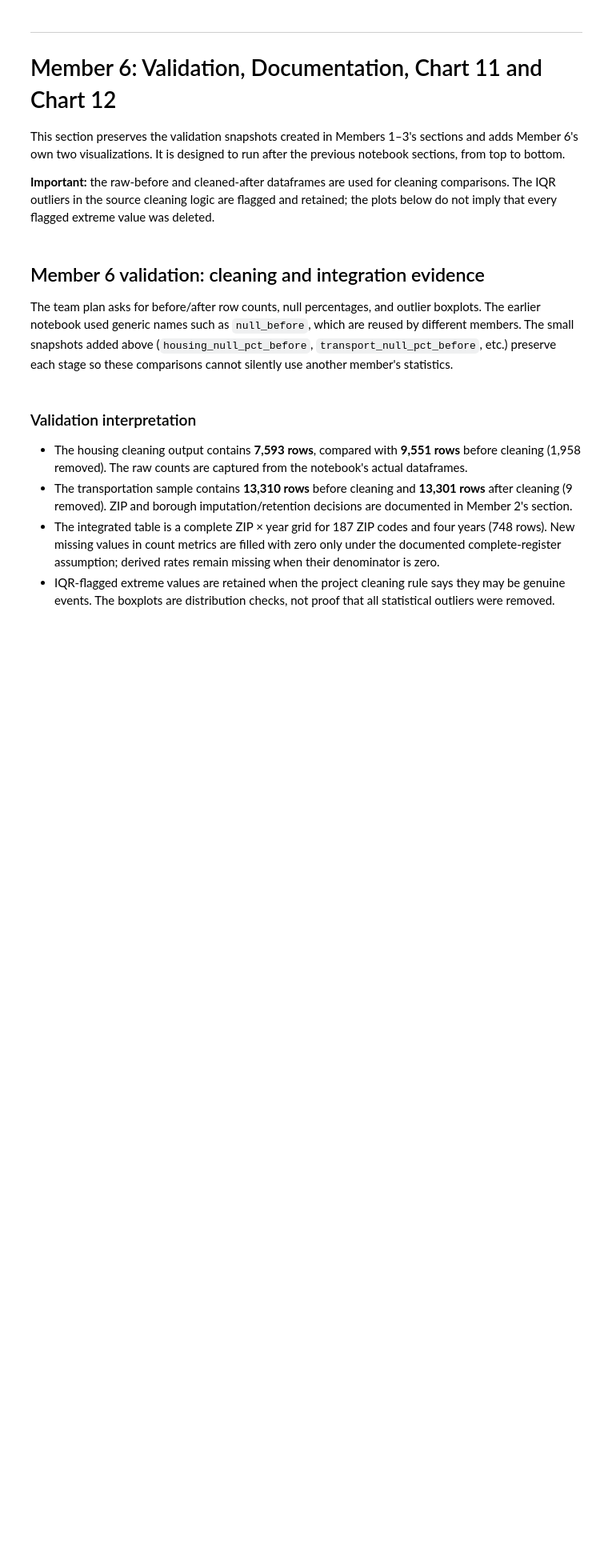
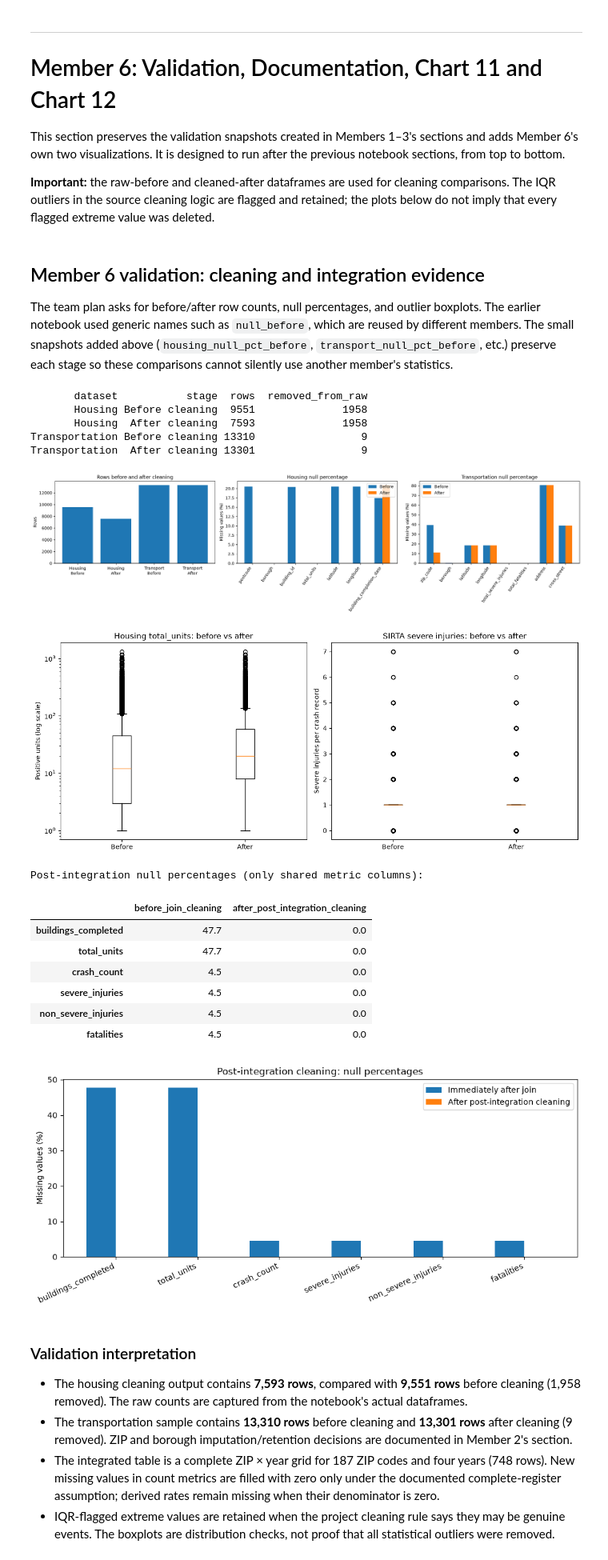
Before and after one commit to ahmadtarek16007891/nyc-housing-transport, a Jupyter notebook: notebooks/DataEng_Project1.ipynb, the cells around one changed output. Shown at 80% size. Saved outputs shown, nothing was run; the diff lists cells and outputs as text; code cells hidden in the pictures; blank space fills up the shorter version.

```diff
--- a/notebooks/DataEng_Project1.ipynb
+++ b/notebooks/DataEng_Project1.ipynb
@@ -1866,7 +1897,7 @@ transport_clean_severe = pd.to_numeric(t.get("total_severe_injuries"), errors="c
 axes[0].boxplot([
     housing_raw_units[housing_raw_units > 0].dropna(),
     housing_clean_units[housing_clean_units > 0].dropna(),
-], labels=["Before", "After"], showfliers=True)
+], tick_labels=["Before", "After"], showfliers=True)
 axes[0].set_yscale("log")
 axes[0].set_title("Housing total_units: before vs after")
 axes[0].set_ylabel("Positive units (log scale)")
@@ -1874,34 +1905,51 @@ axes[0].set_ylabel("Positive units (log scale)")
 axes[1].boxplot([
     transport_raw_severe[transport_raw_severe >= 0].dropna(),
     transport_clean_severe[transport_clean_severe >= 0].dropna(),
-], labels=["Before", "After"], showfliers=True)
+], tick_labels=["Before", "After"], showfliers=True)
 axes[1].set_title("SIRTA severe injuries: before vs after")
 axes[1].set_ylabel("Severe injuries per crash record")
 plt.tight_layout()
 plt.show()
 
 # (4) Post-integration null change for columns that existed on both sides of the join.
 shared_integration_columns = [
     column for column in ["buildings_completed", "total_units", "crash_count", "severe_injuries", "non_severe_injuries", "fatalities"]
     if column in integration_null_pct_before.index and column in integration_null_pct_after.index
 ]
 integration_null_comparison = pd.DataFrame({
     "before_join_cleaning": integration_null_pct_before[shared_integration_columns],
     "after_post_integration_cleaning": integration_null_pct_after[shared_integration_columns],
 })
 print("Post-integration null percentages (only shared metric columns):")
 display(integration_null_comparison.round(2))
 
 fig, axis = plt.subplots(figsize=(10, 4.5))
 x = np.arange(len(integration_null_comparison))
 axis.bar(x - 0.18, integration_null_comparison["before_join_cleaning"], width=0.36, label="Immediately after join")
 axis.bar(x + 0.18, integration_null_comparison["after_post_integration_cleaning"], width=0.36, label="After post-integration cleaning")
 axis.set_xticks(x, integration_null_comparison.index, rotation=25, ha="right")
 axis.set_ylabel("Missing values (%)")
 axis.set_title("Post-integration cleaning: null percentages")
 axis.legend()
 plt.tight_layout()
 plt.show()
+# %% [output]
+       dataset           stage  rows  removed_from_raw
+       Housing Before cleaning  9551              1958
+       Housing  After cleaning  7593              1958
+Transportation Before cleaning 13310                 9
+Transportation  After cleaning 13301                 9
+[figure, added]
+[figure, added]
+Post-integration null percentages (only shared metric columns):
+|  | before_join_cleaning | after_post_integration_cleaning |
+| buildings_completed | 47.7 | 0.0 |
+| total_units | 47.7 | 0.0 |
+| crash_count | 4.5 | 0.0 |
+| severe_injuries | 4.5 | 0.0 |
+| non_severe_injuries | 4.5 | 0.0 |
+| fatalities | 4.5 | 0.0 |
+[figure, added]
 # %% [markdown]
 ### Validation interpretation
 
```
Also changed, not shown: parts of 5 cells of this notebook.
